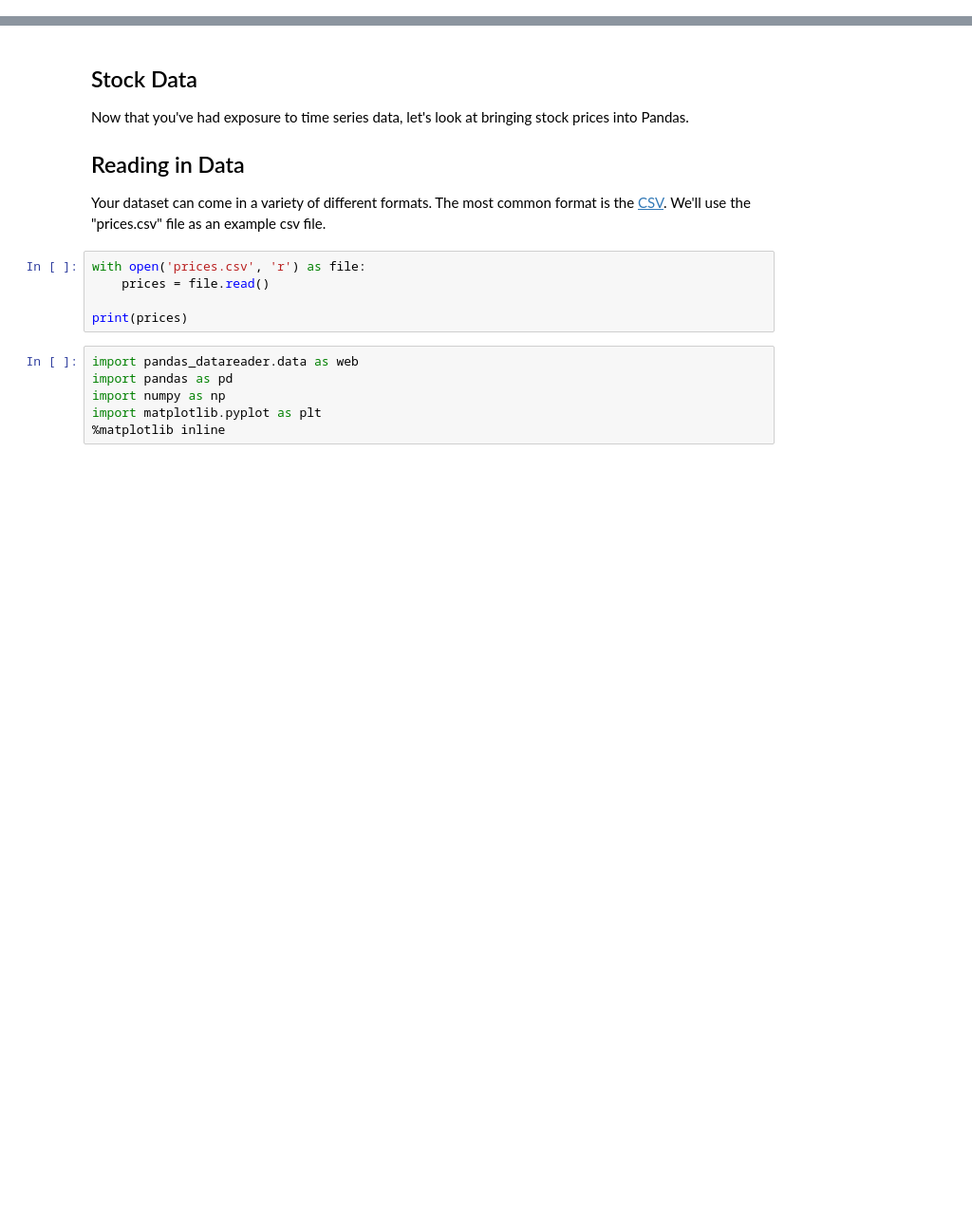
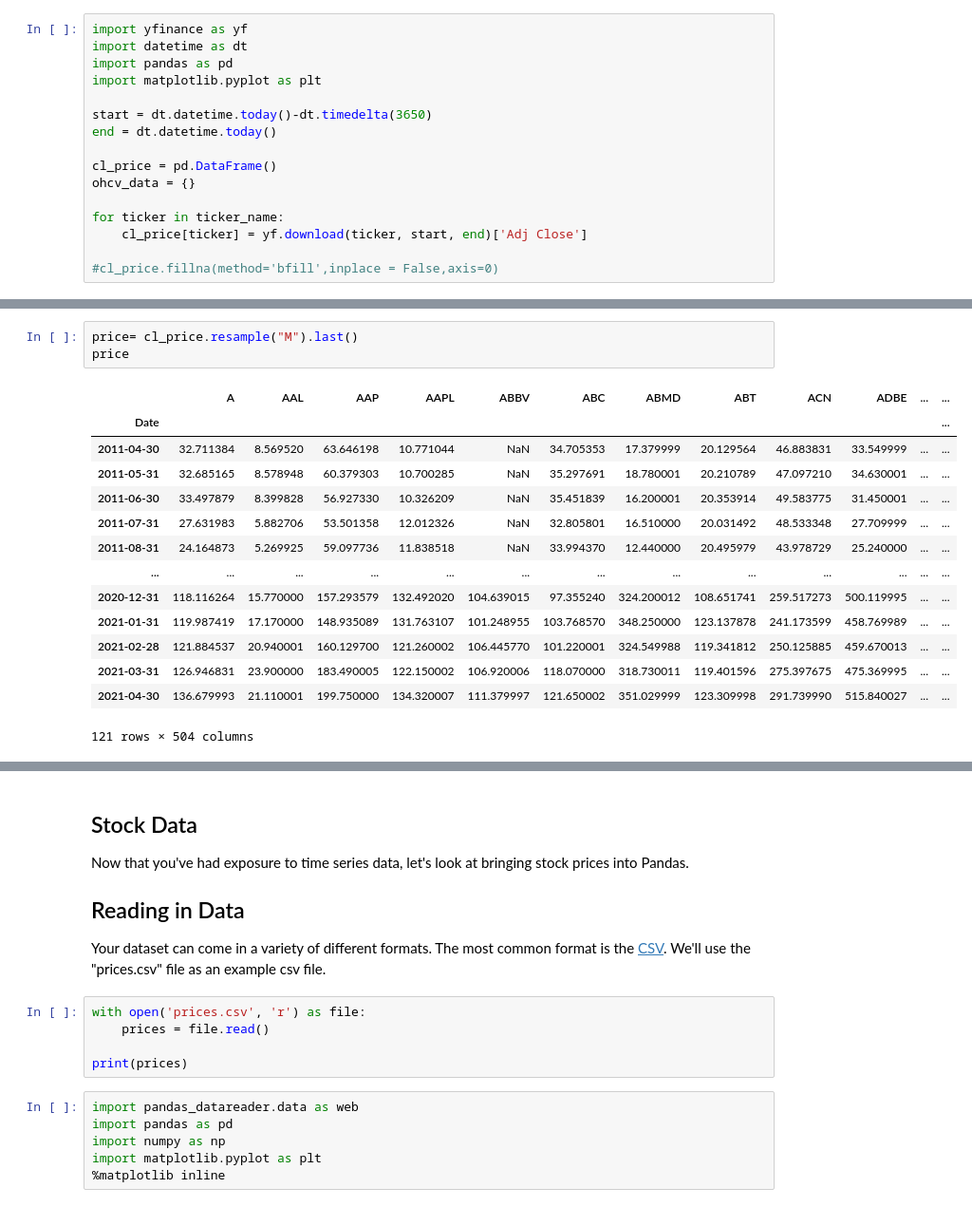
Before and after one commit to krystalzhu121/Algo-Trading, a Jupyter notebook: Project 1 Sectional Momentum Trading.ipynb, the cells around one changed output, grey strips where cells are left out. Shown: that part at 95% size. Cells and saved outputs as stored; diff of their text form; blank space fills up the shorter version.

```diff
--- a/Project 1 Sectional Momentum Trading.ipynb
+++ b/Project 1 Sectional Momentum Trading.ipynb
@@ -0,0 +30,16 @@
+# %%
+import yfinance as yf
+import datetime as dt
+import pandas as pd
+import matplotlib.pyplot as plt
+
+start = dt.datetime.today()-dt.timedelta(3650)
+end = dt.datetime.today()
+
+cl_price = pd.DataFrame()
+ohcv_data = {}
+
+for ticker in ticker_name:
+    cl_price[ticker] = yf.download(ticker, start, end)['Adj Close']
+
+#cl_price.fillna(method='bfill',inplace = False,axis=0)
@@ -0,0 +81,18 @@
+# %%
+price= cl_price.resample("M").last()
+price
+# %% [output]
+|  | A | AAL | AAP | AAPL | ABBV | ABC | ABMD | ABT | ACN | ADBE | ... | ... |
+| Date |  |  |  |  |  |  |  |  |  |  |  | ... |
+| 2011-04-30 | 32.711384 | 8.569520 | 63.646198 | 10.771044 | NaN | 34.705353 | 17.379999 | 20.129564 | 46.883831 | 33.549999 | ... | ... |
+| 2011-05-31 | 32.685165 | 8.578948 | 60.379303 | 10.700285 | NaN | 35.297691 | 18.780001 | 20.210789 | 47.097210 | 34.630001 | ... | ... |
+| 2011-06-30 | 33.497879 | 8.399828 | 56.927330 | 10.326209 | NaN | 35.451839 | 16.200001 | 20.353914 | 49.583775 | 31.450001 | ... | ... |
+| 2011-07-31 | 27.631983 | 5.882706 | 53.501358 | 12.012326 | NaN | 32.805801 | 16.510000 | 20.031492 | 48.533348 | 27.709999 | ... | ... |
+| 2011-08-31 | 24.164873 | 5.269925 | 59.097736 | 11.838518 | NaN | 33.994370 | 12.440000 | 20.495979 | 43.978729 | 25.240000 | ... | ... |
+| ... | ... | ... | ... | ... | ... | ... | ... | ... | ... | ... | ... | ... |
+| 2020-12-31 | 118.116264 | 15.770000 | 157.293579 | 132.492020 | 104.639015 | 97.355240 | 324.200012 | 108.651741 | 259.517273 | 500.119995 | ... | ... |
+| 2021-01-31 | 119.987419 | 17.170000 | 148.935089 | 131.763107 | 101.248955 | 103.768570 | 348.250000 | 123.137878 | 241.173599 | 458.769989 | ... | ... |
+| 2021-02-28 | 121.884537 | 20.940001 | 160.129700 | 121.260002 | 106.445770 | 101.220001 | 324.549988 | 119.341812 | 250.125885 | 459.670013 | ... | ... |
+| 2021-03-31 | 126.946831 | 23.900000 | 183.490005 | 122.150002 | 106.920006 | 118.070000 | 318.730011 | 119.401596 | 275.397675 | 475.369995 | ... | ... |
+| 2021-04-30 | 136.679993 | 21.110001 | 199.750000 | 134.320007 | 111.379997 | 121.650002 | 351.029999 | 123.309998 | 291.739990 | 515.840027 | ... | ... |
+121 rows × 504 columns
```
Also changed, not shown: parts of 46 cells of this notebook.
